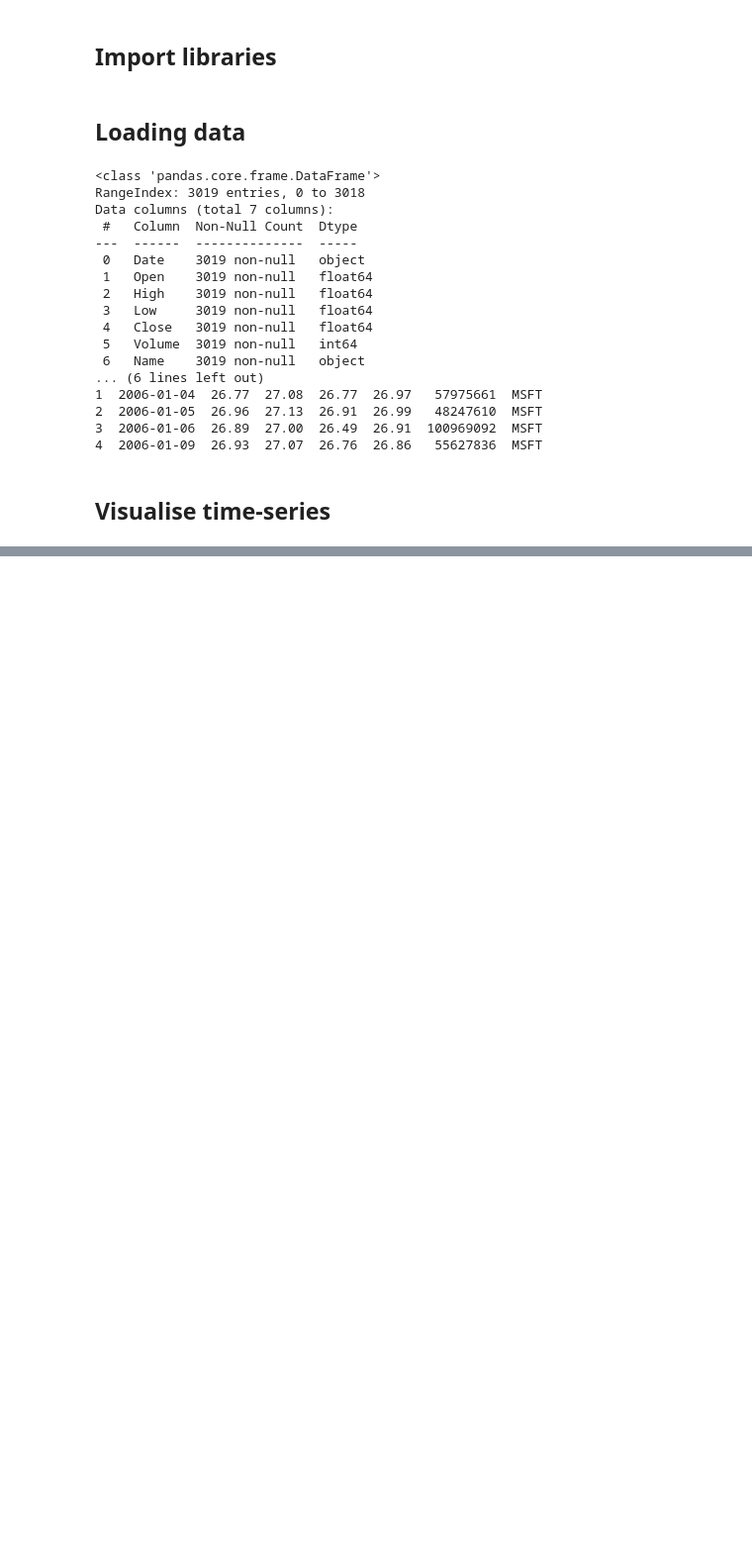
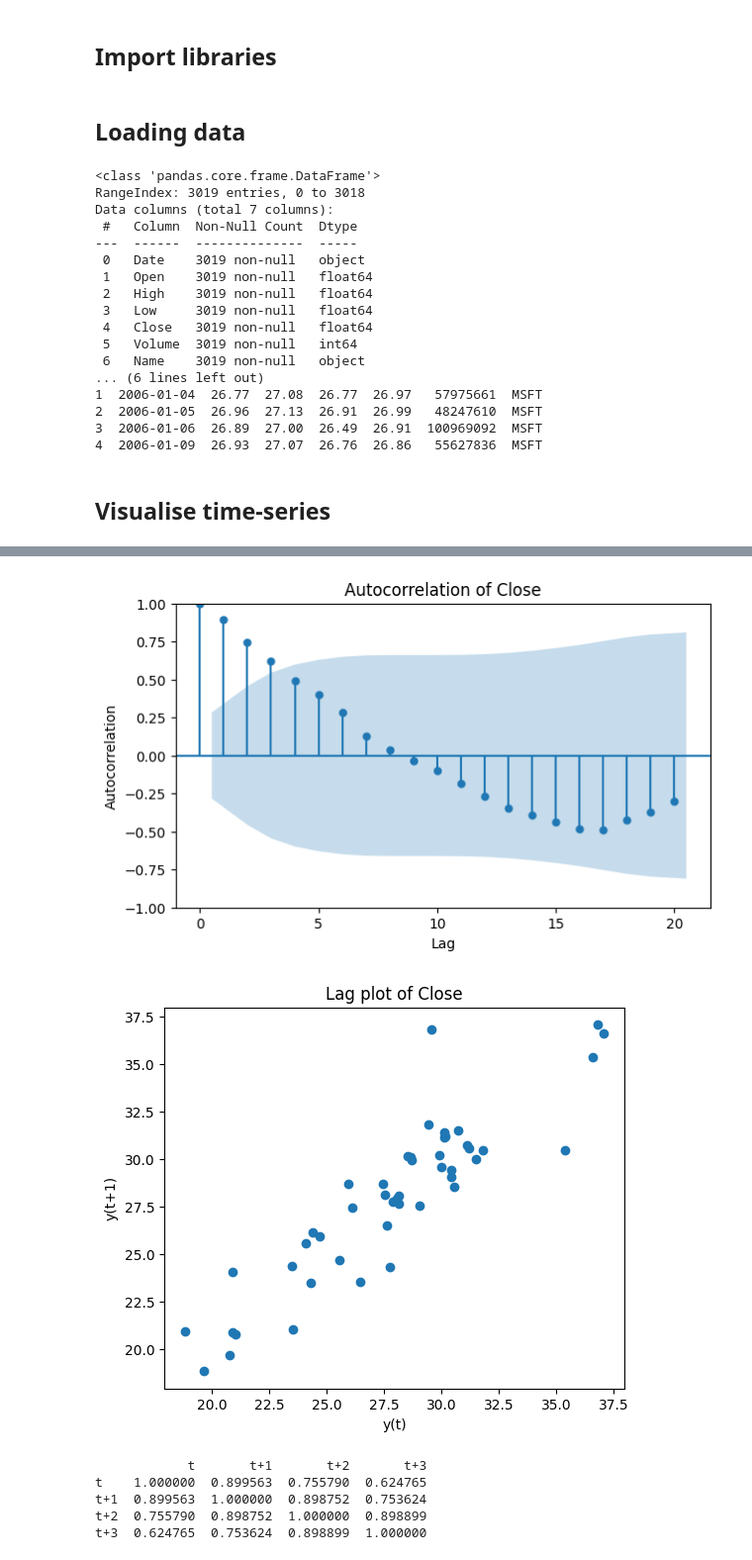
Before and after one commit to drvojtex/ADAMLstockA4msft, a Jupyter notebook: main1.ipynb, the cells around one changed output, grey strips where cells are left out. Shown at 99% size. Saved outputs shown, nothing was run; the diff lists cells and outputs as text; code cells hidden in the pictures; blank space fills up the shorter version.

```diff
--- a/main1.ipynb
+++ b/main1.ipynb
@@ -53,0 +71,26 @@ StockVisualizer(title="Global view").visualize(compressed_df)
+# %%
+raw_df["Date"] = pd.to_datetime(raw_df["Date"])
+
+all_months = raw_df["Date"].dt.to_period("M").unique()
+rows = []
+
+for month in all_months:
+    df_month = raw_df[raw_df['Date'].dt.to_period('M') == month]
+    max_row = df_month.loc[df_month['Close'].idxmax()] # row with the biggest Close value
+    rows.append(max_row)
+
+monthly_max_close = pd.DataFrame(rows).reset_index(drop=True)
+
+# ----- Monthly autocorelation, first 4 years (48 months) -----
+autocorr.prepare_data(df=monthly_max_close, data_name="Close", idx_start=0, idx_end=48)
+autocorr.plot_autocorelation(lags=20)
+autocorr.plot_lag()
+autocorr.correlation_across_multiple_lags()
+# %% [output]
+[figure, added]
+[figure, added]
+            t       t+1       t+2       t+3
+t    1.000000  0.899563  0.755790  0.624765
+t+1  0.899563  1.000000  0.898752  0.753624
+t+2  0.755790  0.898752  1.000000  0.898899
+t+3  0.624765  0.753624  0.898899  1.000000
```
Also changed, not shown: parts of 3 cells of this notebook, 2 other files.
